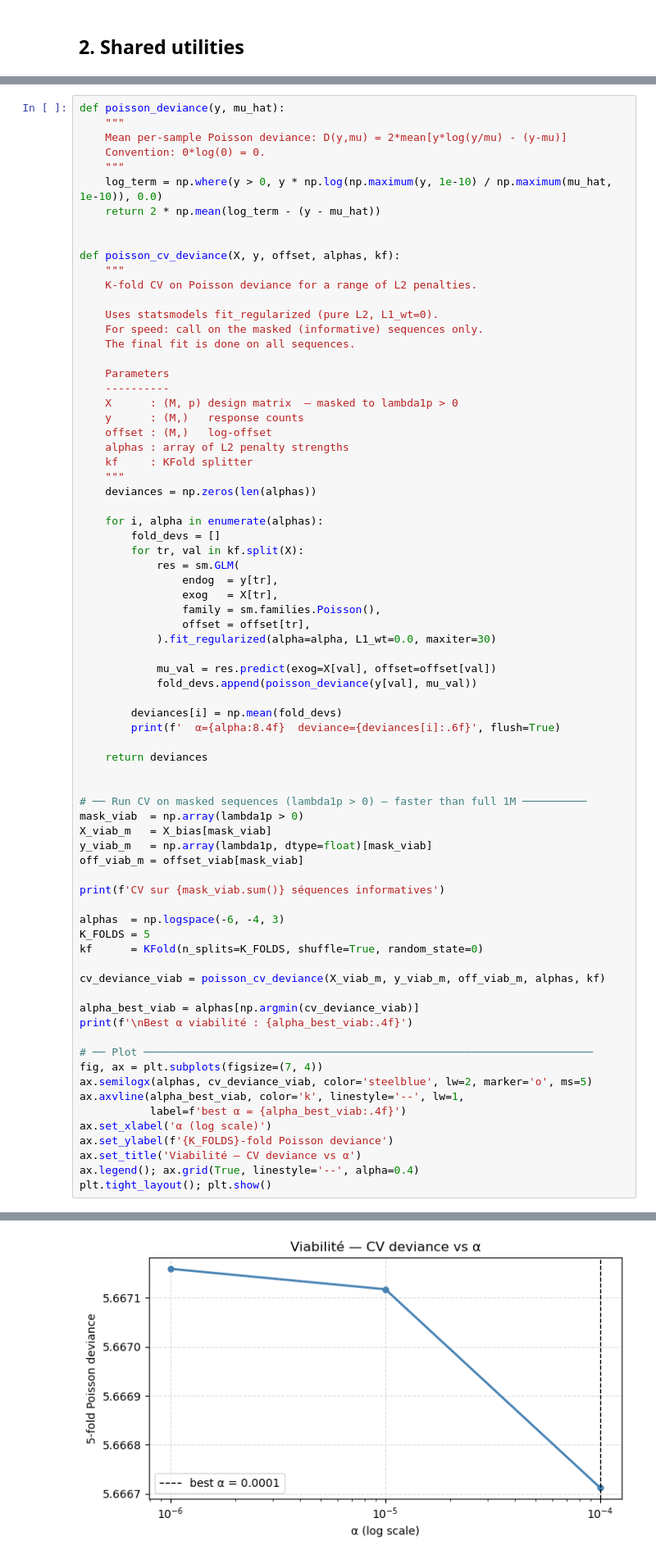
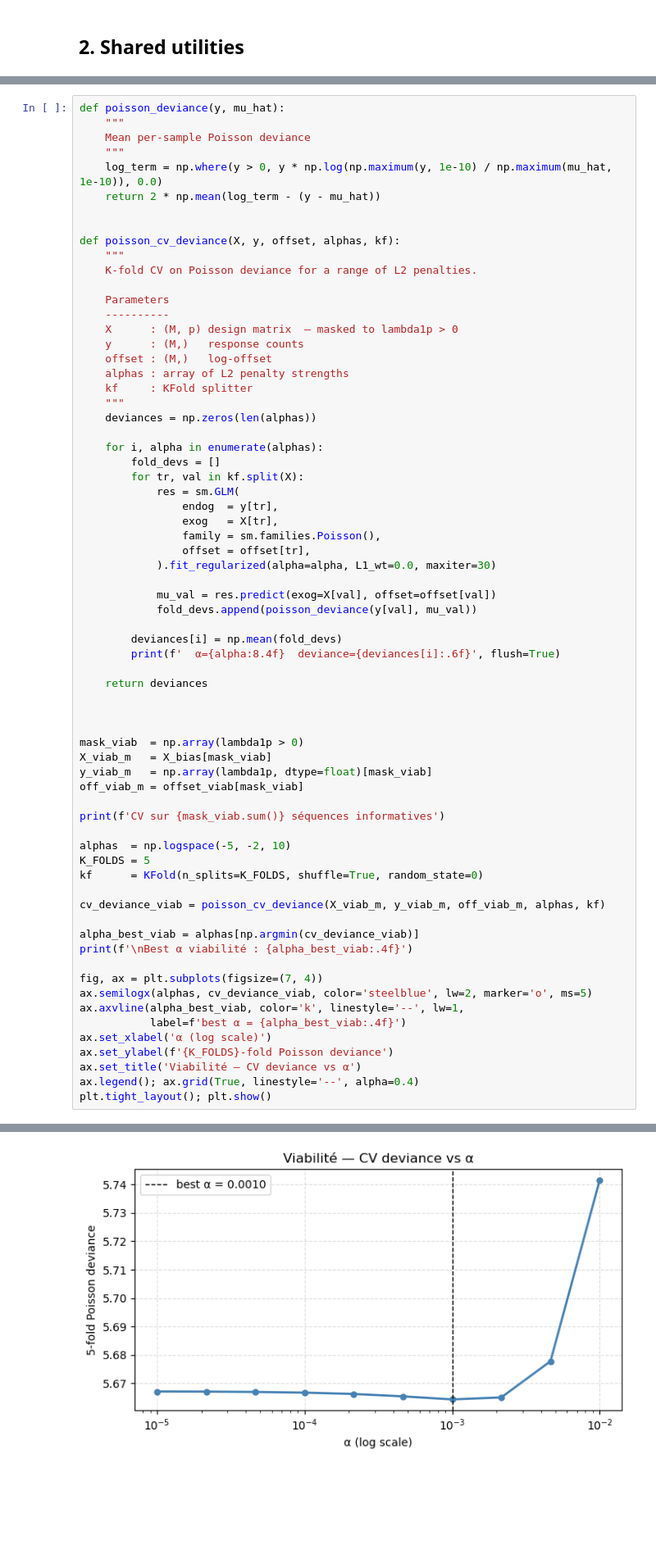
Before and after one commit to merlin-cc/Directed-Evolution-loop, a Jupyter notebook: Poisson_regression_for_linear_model.ipynb, the cells around one changed output, grey strips where cells are left out. Shown at 82% size. Saved outputs shown, nothing was run; the diff lists cells and outputs as text; blank space fills up the shorter version.

Commit message:
updtae poisson regression

```diff
--- a/Poisson_regression_for_linear_model.ipynb
+++ b/Poisson_regression_for_linear_model.ipynb
@@ -147,8 +135,7 @@ $$
 # %%
 def poisson_deviance(y, mu_hat):
     """
-    Mean per-sample Poisson deviance: D(y,mu) = 2*mean[y*log(y/mu) - (y-mu)]
-    Convention: 0*log(0) = 0.
+    Mean per-sample Poisson deviance
     """
     log_term = np.where(y > 0, y * np.log(np.maximum(y, 1e-10) / np.maximum(mu_hat, 1e-10)), 0.0)
     return 2 * np.mean(log_term - (y - mu_hat))
@@ -157,10 +144,6 @@ def poisson_deviance(y, mu_hat):
 def poisson_cv_deviance(X, y, offset, alphas, kf):
     """
     K-fold CV on Poisson deviance for a range of L2 penalties.
-
-    Uses statsmodels fit_regularized (pure L2, L1_wt=0).
-    For speed: call on the masked (informative) sequences only.
-    The final fit is done on all sequences.
 
     Parameters
     ----------
@@ -191,7 +174,7 @@ def poisson_cv_deviance(X, y, offset, alphas, kf):
     return deviances
 
 
-# ── Run CV on masked sequences (lambda1p > 0) — faster than full 1M ──────────
+
 mask_viab  = np.array(lambda1p > 0)
 X_viab_m   = X_bias[mask_viab]
 y_viab_m   = np.array(lambda1p, dtype=float)[mask_viab]
@@ -199,7 +182,7 @@ off_viab_m = offset_viab[mask_viab]
 
 print(f'CV sur {mask_viab.sum()} séquences informatives')
 
-alphas  = np.logspace(-6, -4, 3)
+alphas  = np.logspace(-5, -2, 10)
 K_FOLDS = 5
 kf      = KFold(n_splits=K_FOLDS, shuffle=True, random_state=0)
 
@@ -208,7 +191,6 @@ cv_deviance_viab = poisson_cv_deviance(X_viab_m, y_viab_m, off_viab_m, alphas, k
 alpha_best_viab = alphas[np.argmin(cv_deviance_viab)]
 print(f'\nBest α viabilité : {alpha_best_viab:.4f}')
 
-# ── Plot ──────────────────────────────────────────────────────────────────────
 fig, ax = plt.subplots(figsize=(7, 4))
 ax.semilogx(alphas, cv_deviance_viab, color='steelblue', lw=2, marker='o', ms=5)
 ax.axvline(alpha_best_viab, color='k', linestyle='--', lw=1,
@@ -228,2 +217,2 @@ Best α viabilité : 0.0001
-[figure, old version]
+[figure, new version]
 # %%
```
Also changed, not shown: parts of 12 cells of this notebook.
